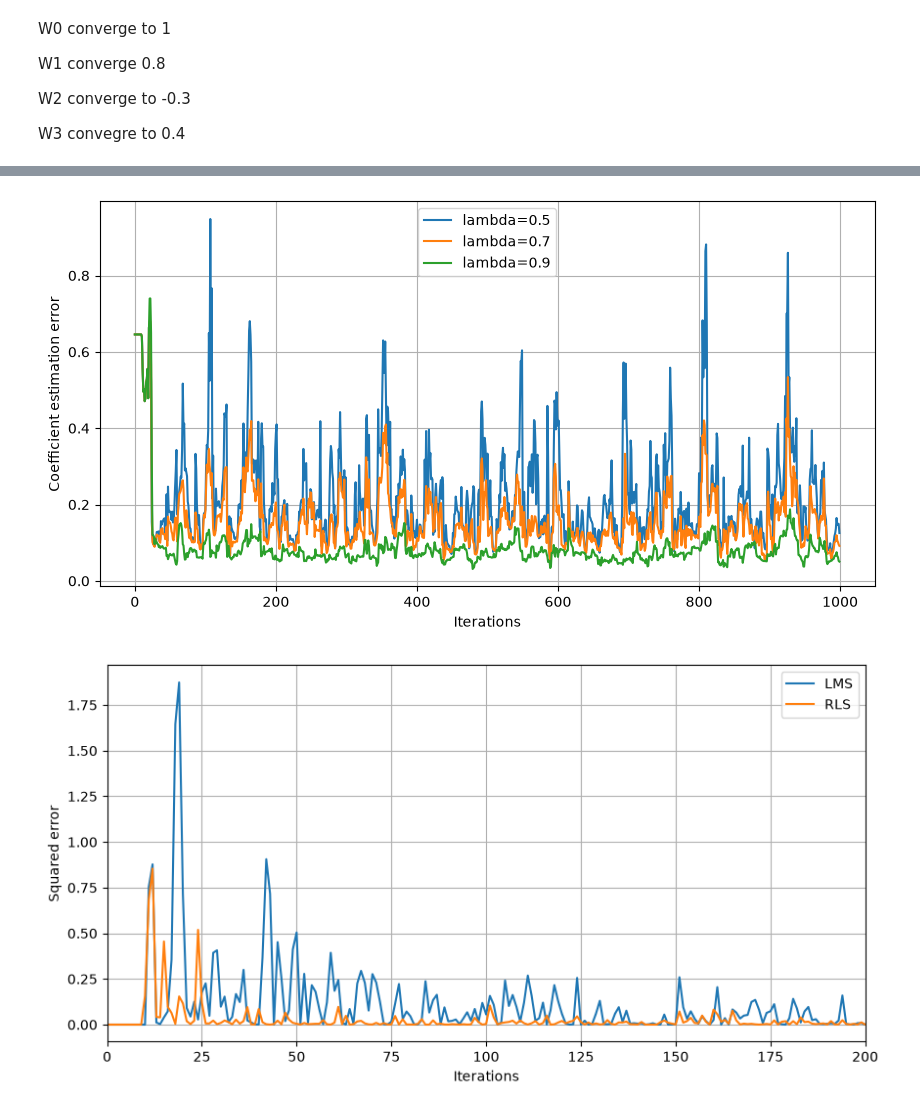
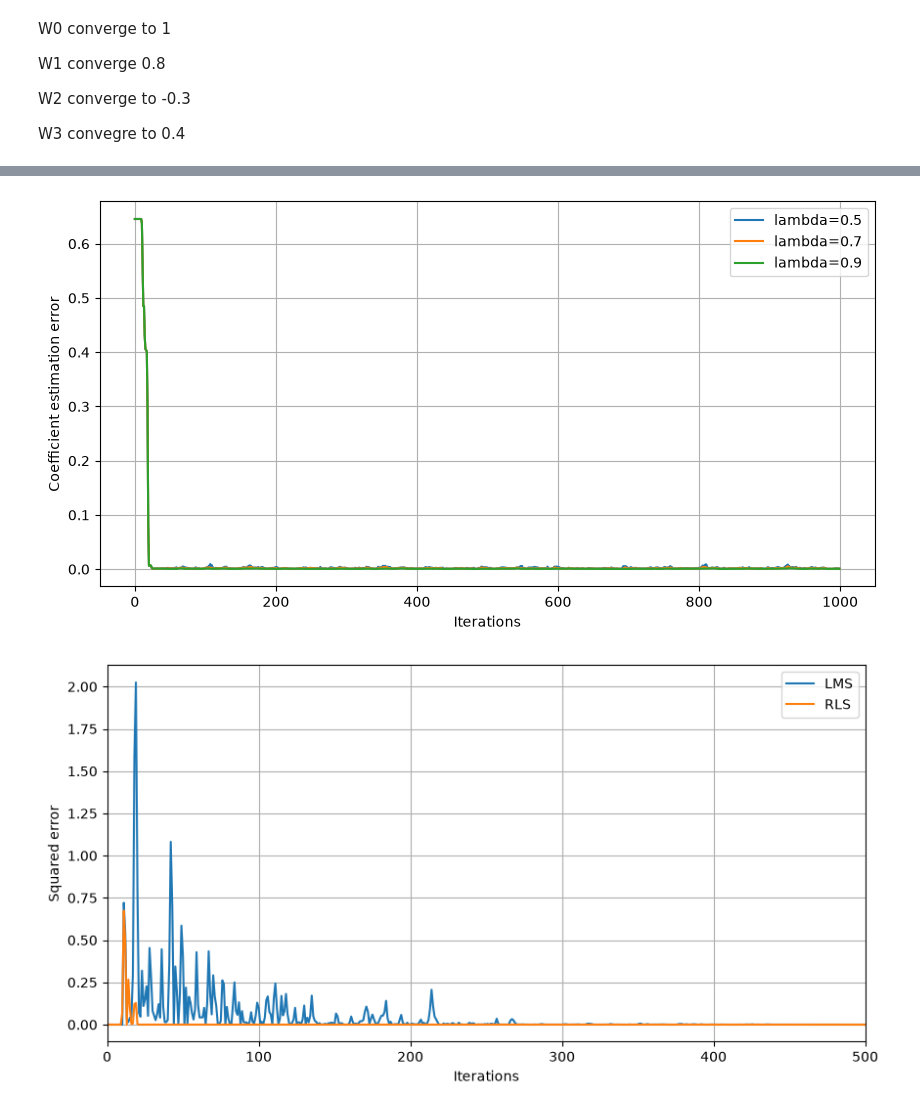
Before and after one commit to fadi0649/signal-avanc-, a Jupyter notebook: TP3_SA/TPSA_RLS_NLMS_Boutayeb_Mikoungui.ipynb, the cells around one changed output, grey strips where cells are left out. Drawn from its saved outputs; the diff is of its cells as text; code cells hidden in the pictures.

```diff
--- a/TP3_SA/TPSA_RLS_NLMS_Boutayeb_Mikoungui.ipynb
+++ b/TP3_SA/TPSA_RLS_NLMS_Boutayeb_Mikoungui.ipynb
@@ -121,7 +121,7 @@ sigma = 0.001
 v = sigma* np.random.randn(N) #noise added
 # %%
 #Impact of P
-lambd = 0.9
+lambd = 0.99
 
 plt.figure(figsize=(10,5))
 
@@ -160,7 +160,7 @@ plt.legend()
 plt.grid()
 plt.show()
 # %% [output]
-[figure, old version]
+[figure, new version]
 # %%
 #LMS
 def algoLMS(x,d,M, mu):
@@ -181,26 +181,26 @@ def algoLMS(x,d,M, mu):
 # %%
 #LMS VS RLS
 
 p = 10
 h = firwin(p+1, f)
 d = lfilter(h, [1], x) + v
 
 mu = 0.01
 lambd = 0.99
 
 y_LMS, e_LMS, w_LMS = algoLMS(x, d, p+1, mu)
 w_RLS, y_RLS, e_RLS = algoRLS(x, d, p+1, lambd)
 
 plt.figure(figsize=(10,5))
 
 plt.plot(e_LMS**2, label="LMS")
 plt.plot(e_RLS**2, label="RLS")
 
-plt.xlim(0, 200)
+plt.xlim(0, 500)
 plt.xlabel("Iterations")
 plt.ylabel("Squared error")
 plt.legend()
 plt.grid()
 plt.show()
 # %% [output]
-[figure, old version]
+[figure, new version]
```
Also changed, not shown: parts of 9 cells of this notebook.
